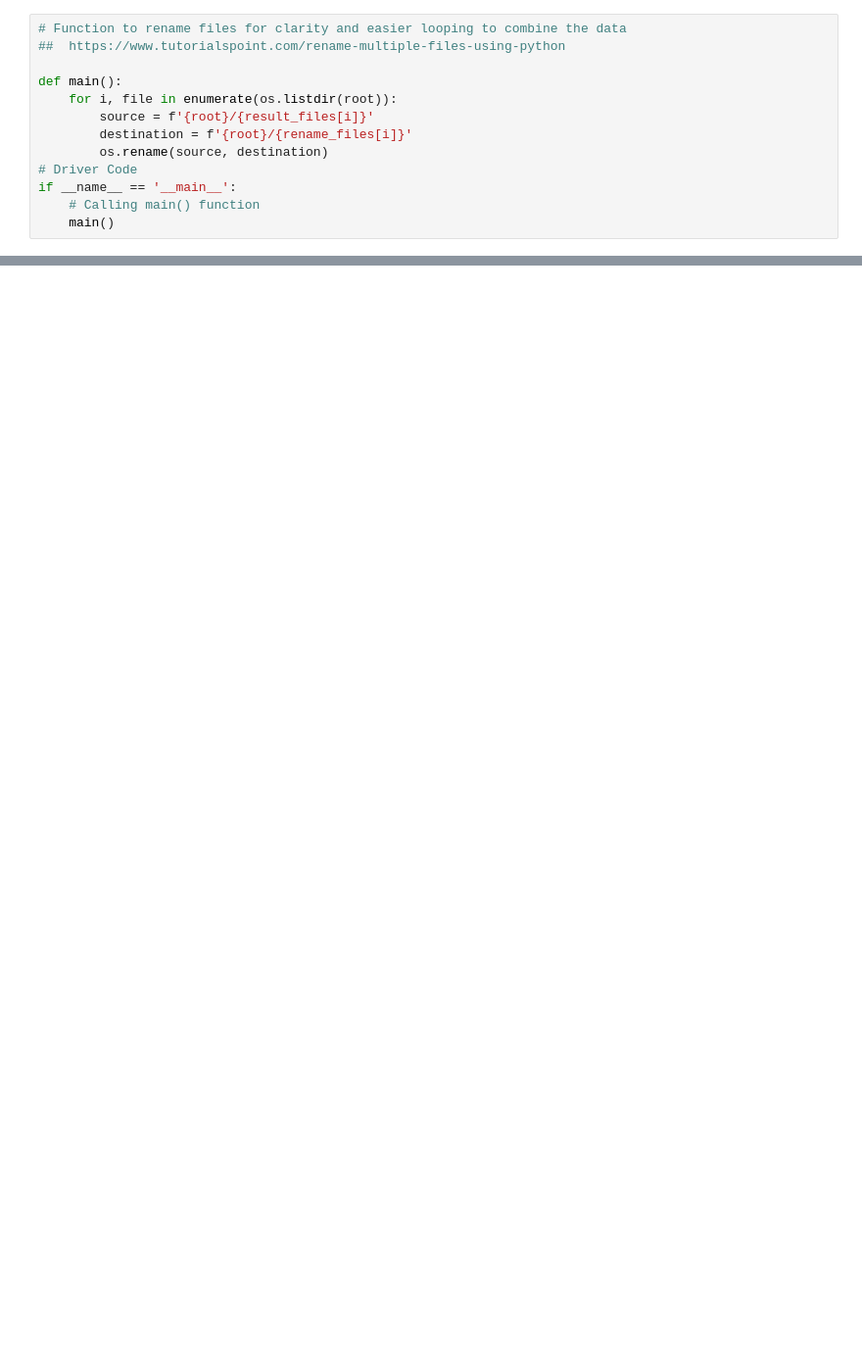
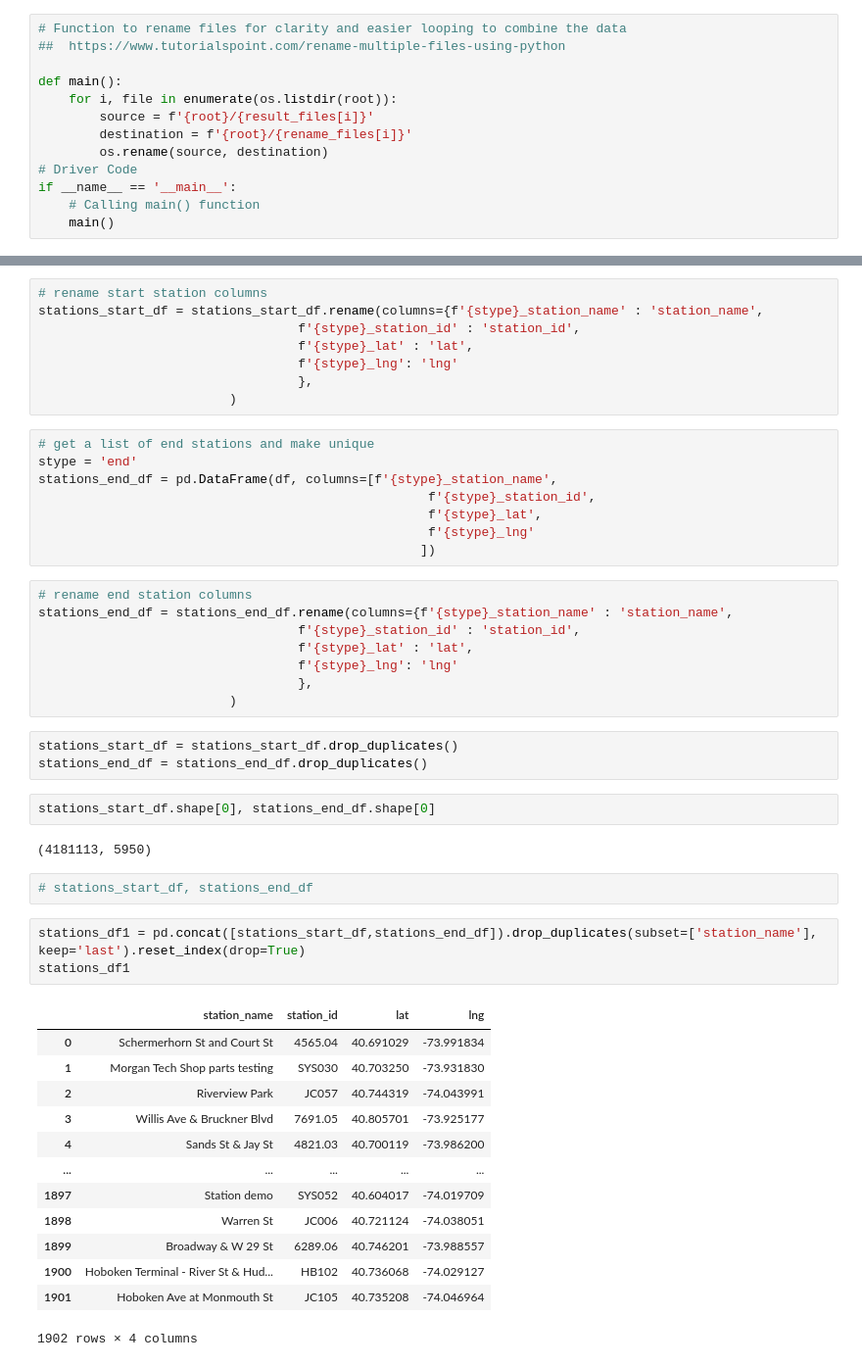
Before and after one commit to mugsiemx/Tableau-challenge, a Jupyter notebook: Tableau_City_Bike_Cleaning.ipynb, the cells around one changed output, grey strips where cells are left out. Shown: that part at 98% size. Cells and saved outputs as stored; diff of their text form; blank space fills up the shorter version.

```diff
--- a/Tableau_City_Bike_Cleaning.ipynb
+++ b/Tableau_City_Bike_Cleaning.ipynb
@@ -101,0 +248,50 @@ df.shape
+# %%
+# rename start station columns
+stations_start_df = stations_start_df.rename(columns={f'{stype}_station_name' : 'station_name',
+                                  f'{stype}_station_id' : 'station_id',
+                                  f'{stype}_lat' : 'lat',
+                                  f'{stype}_lng': 'lng'
+                                  },
+                         )
+# %%
+# get a list of end stations and make unique
+stype = 'end'
+stations_end_df = pd.DataFrame(df, columns=[f'{stype}_station_name',
+                                                   f'{stype}_station_id',
+                                                   f'{stype}_lat',
+                                                   f'{stype}_lng'
+                                                  ])
+# %%
+# rename end station columns
+stations_end_df = stations_end_df.rename(columns={f'{stype}_station_name' : 'station_name',
+                                  f'{stype}_station_id' : 'station_id',
+                                  f'{stype}_lat' : 'lat',
+                                  f'{stype}_lng': 'lng'
+                                  },
+                         )
+# %%
+stations_start_df = stations_start_df.drop_duplicates()
+stations_end_df = stations_end_df.drop_duplicates()
+# %%
+stations_start_df.shape[0], stations_end_df.shape[0]
+# %% [output]
+(4181113, 5950)
+# %%
+# stations_start_df, stations_end_df
+# %%
+stations_df1 = pd.concat([stations_start_df,stations_end_df]).drop_duplicates(subset=['station_name'], keep='last').reset_index(drop=True)
+stations_df1
+# %% [output]
+|  | station_name | station_id | lat | lng |
+| 0 | Schermerhorn St and Court St | 4565.04 | 40.691029 | -73.991834 |
+| 1 | Morgan Tech Shop parts testing | SYS030 | 40.703250 | -73.931830 |
+| 2 | Riverview Park | JC057 | 40.744319 | -74.043991 |
+| 3 | Willis Ave & Bruckner Blvd | 7691.05 | 40.805701 | -73.925177 |
+| 4 | Sands St & Jay St | 4821.03 | 40.700119 | -73.986200 |
+| ... | ... | ... | ... | ... |
+| 1897 | Station demo | SYS052 | 40.604017 | -74.019709 |
+| 1898 | Warren St | JC006 | 40.721124 | -74.038051 |
+| 1899 | Broadway & W 29 St | 6289.06 | 40.746201 | -73.988557 |
+| 1900 | Hoboken Terminal - River St & Hud... | HB102 | 40.736068 | -74.029127 |
+| 1901 | Hoboken Ave at Monmouth St | JC105 | 40.735208 | -74.046964 |
+1902 rows × 4 columns
```
Also changed, not shown: parts of 17 cells of this notebook.
